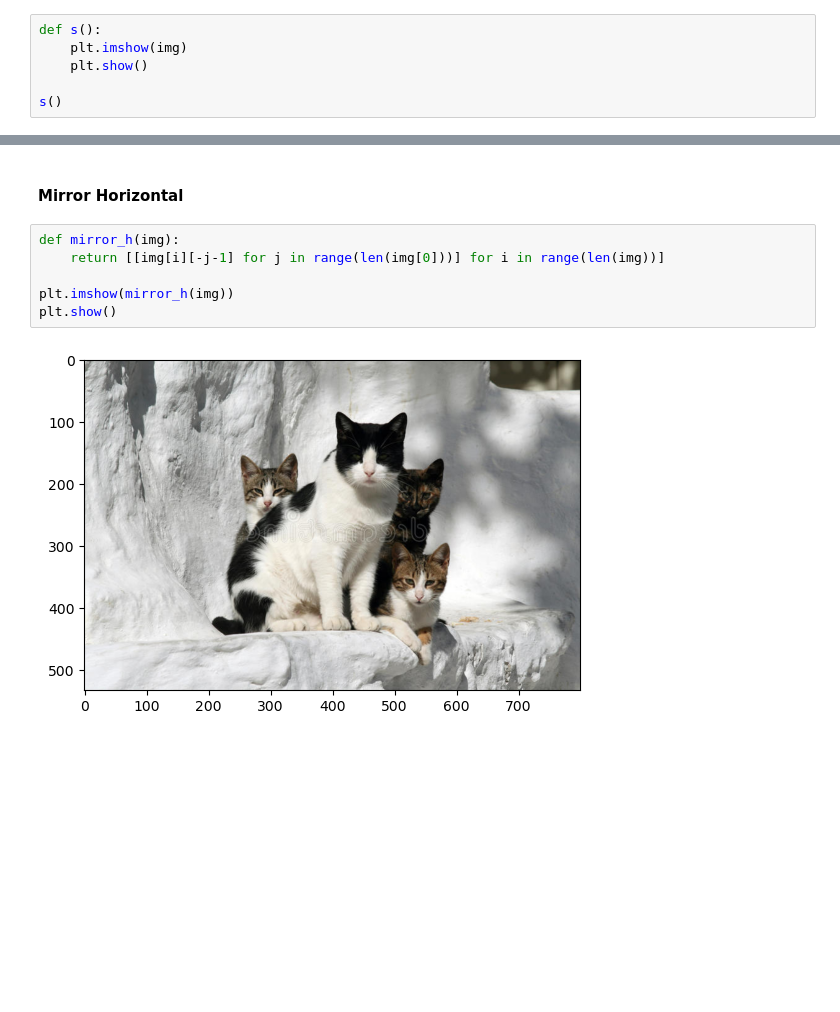
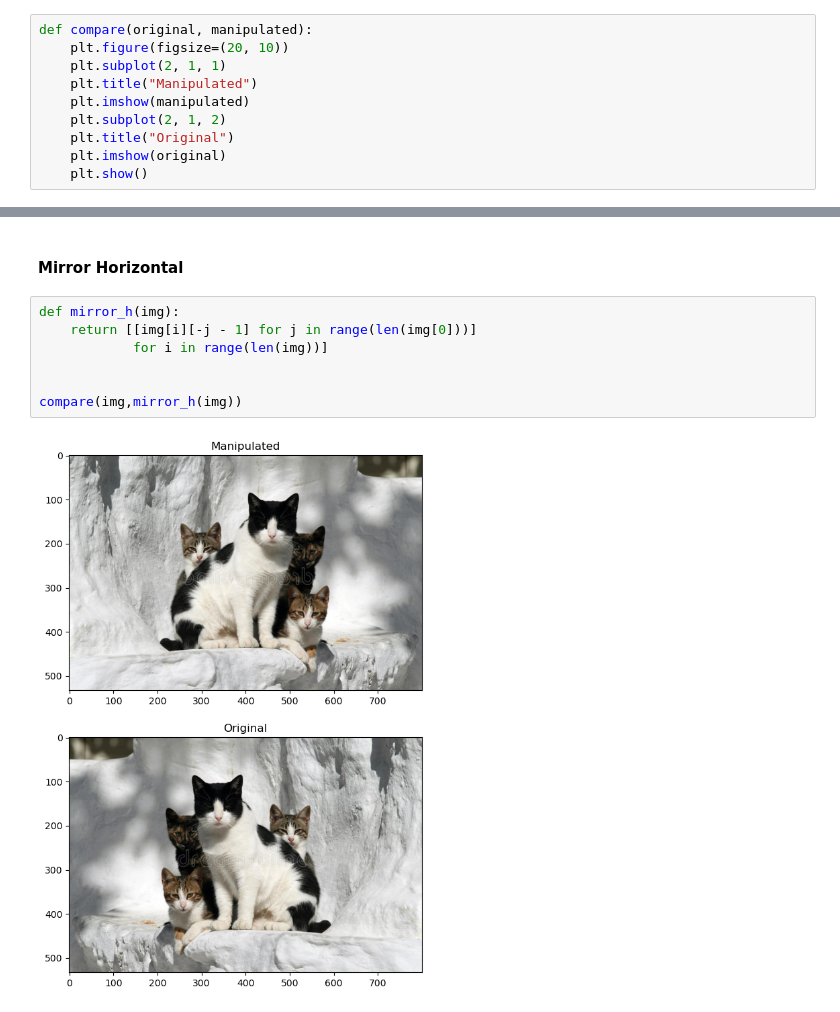
Before and after one commit to parasraorane/Image-Manipulation-using-Python-without-external-libraries, a Jupyter notebook: main.ipynb, the cells around one changed output, grey strips where cells are left out. Drawn from its saved outputs; the diff is of its cells as text; blank space fills up the shorter version.

```diff
--- a/main.ipynb
+++ b/main.ipynb
@@ -16,6 +16,10 @@ img = img.tolist()
 # %%
-def s():
-    plt.imshow(img)
+def compare(original, manipulated):
+    plt.figure(figsize=(20, 10))
+    plt.subplot(2, 1, 1)
+    plt.title("Manipulated")
+    plt.imshow(manipulated)
+    plt.subplot(2, 1, 2)
+    plt.title("Original")
+    plt.imshow(original)
     plt.show()
-
-s()
@@ -138,9 +137,10 @@ plt.show()
 #### Mirror Horizontal
 # %%
 def mirror_h(img):
-    return [[img[i][-j-1] for j in range(len(img[0]))] for i in range(len(img))]
+    return [[img[i][-j - 1] for j in range(len(img[0]))]
+            for i in range(len(img))]
 
-plt.imshow(mirror_h(img))
-plt.show()
+
+compare(img,mirror_h(img))
 # %% [output]
-[figure, old version]
+[figure, new version]
```
Also changed, not shown: parts of 6 cells of this notebook.
